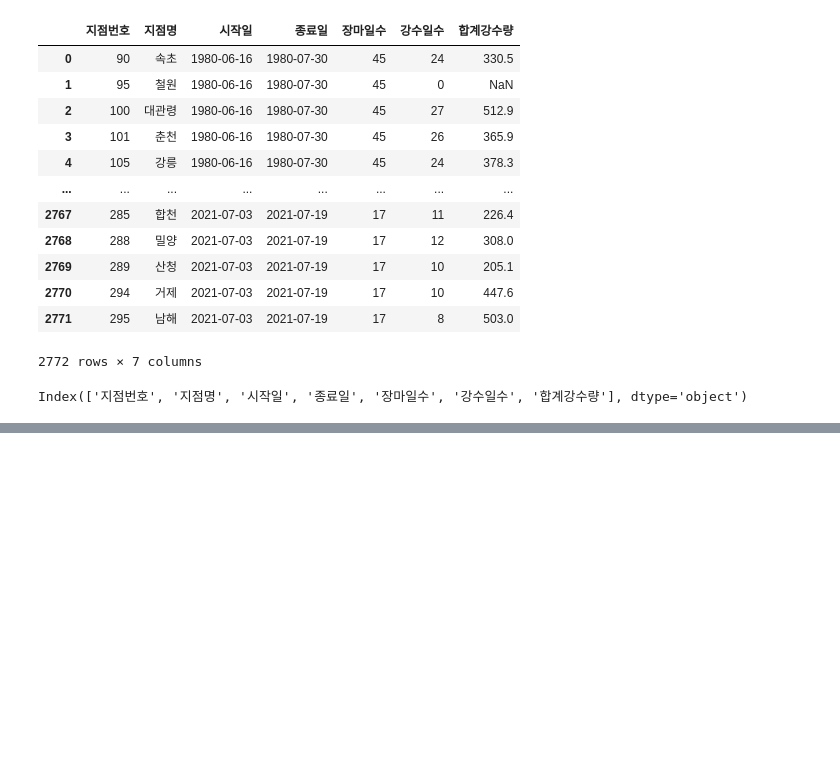
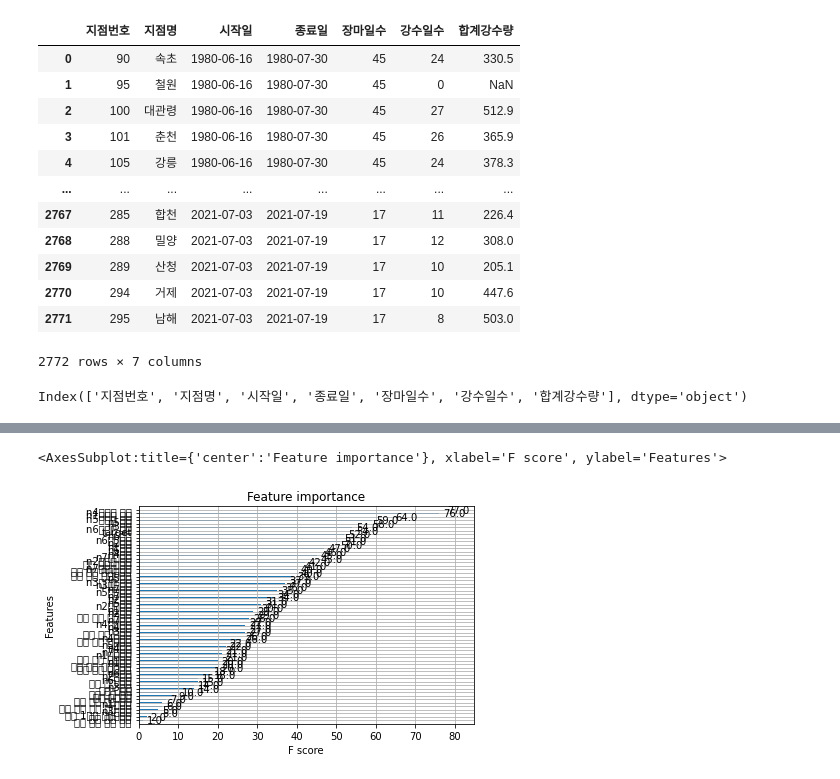
Before and after one commit to doyeon0139/Study, a Jupyter notebook: project/Project_2/장마_코드처리.ipynb, the cells around one changed output, grey strips where cells are left out. Drawn from its saved outputs; the diff is of its cells as text; code cells hidden in the pictures; blank space fills up the shorter version.

```diff
--- a/project/Project_2/장마_코드처리.ipynb
+++ b/project/Project_2/장마_코드처리.ipynb
@@ -151,0 +547,18 @@ dtype: int64
+# %%
+rfc = RandomForestClassifier()
+svc = SVC(probability=True)
+lr = LogisticRegression()
+xg = XGBClassifier()
+lbgm = LGBMClassifier()
+
+
+model = [rfc, svc, lr, xg, lbgm]
+
+for m in model:
+    m.fit(x_train, y_train)
+    pred = m.predict(x_test)
+    prob = m.predict_proba(x_test)
+    print(classification_report(y_test, pred))
+    print('-'*50)
+    print('roc_auc : ',roc_auc_score(y_test, prob[:,1]))
+    print('='*100)
@@ -151,0 +613,6 @@ dtype: int64
+# %%
+import xgboost
+xgboost.plot_importance(xg)
+# %% [output]
+<AxesSubplot:title={'center':'Feature importance'}, xlabel='F score', ylabel='Features'>
+[figure, added]
```
Also changed, not shown: parts of 65 cells of this notebook, 4 other files.
